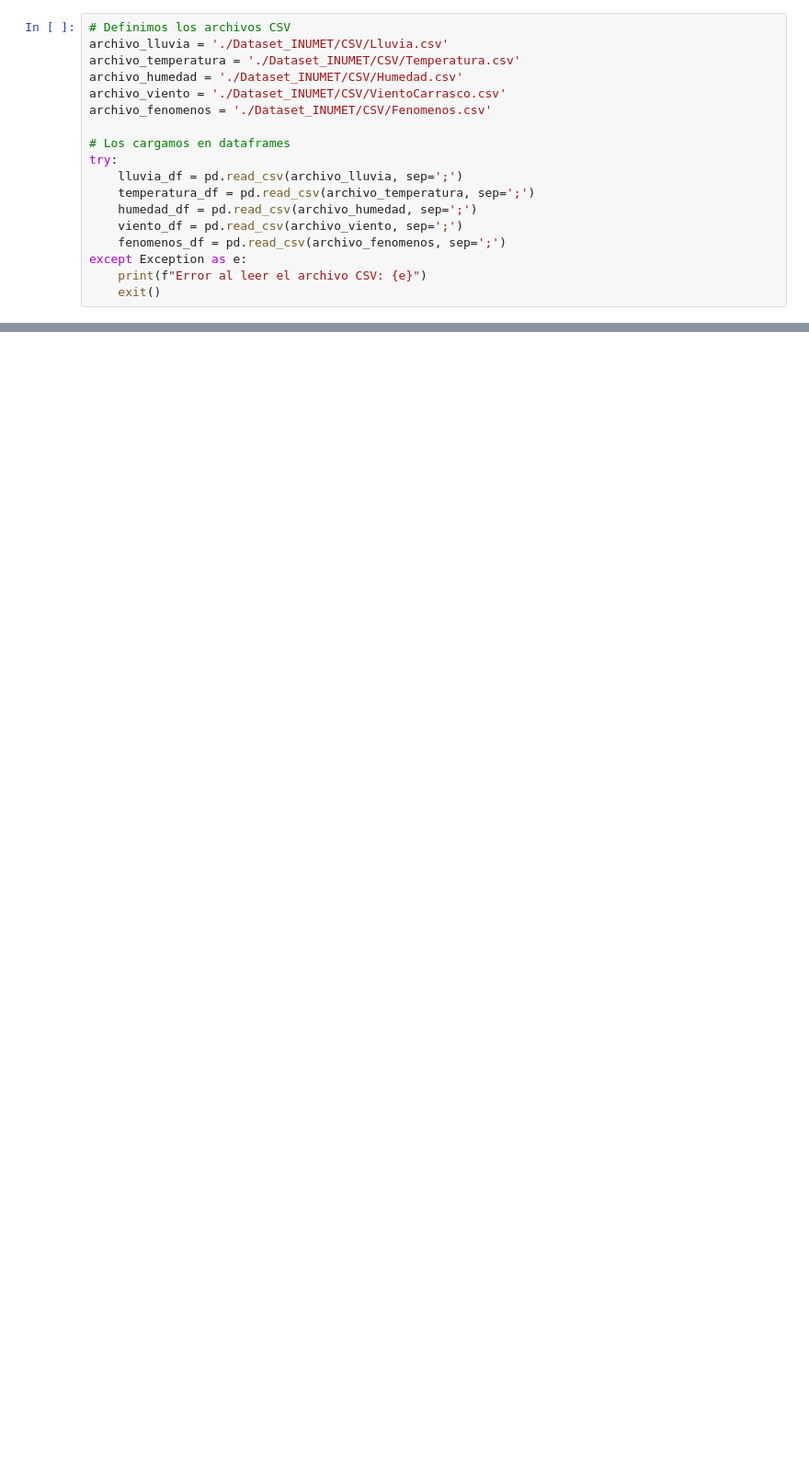
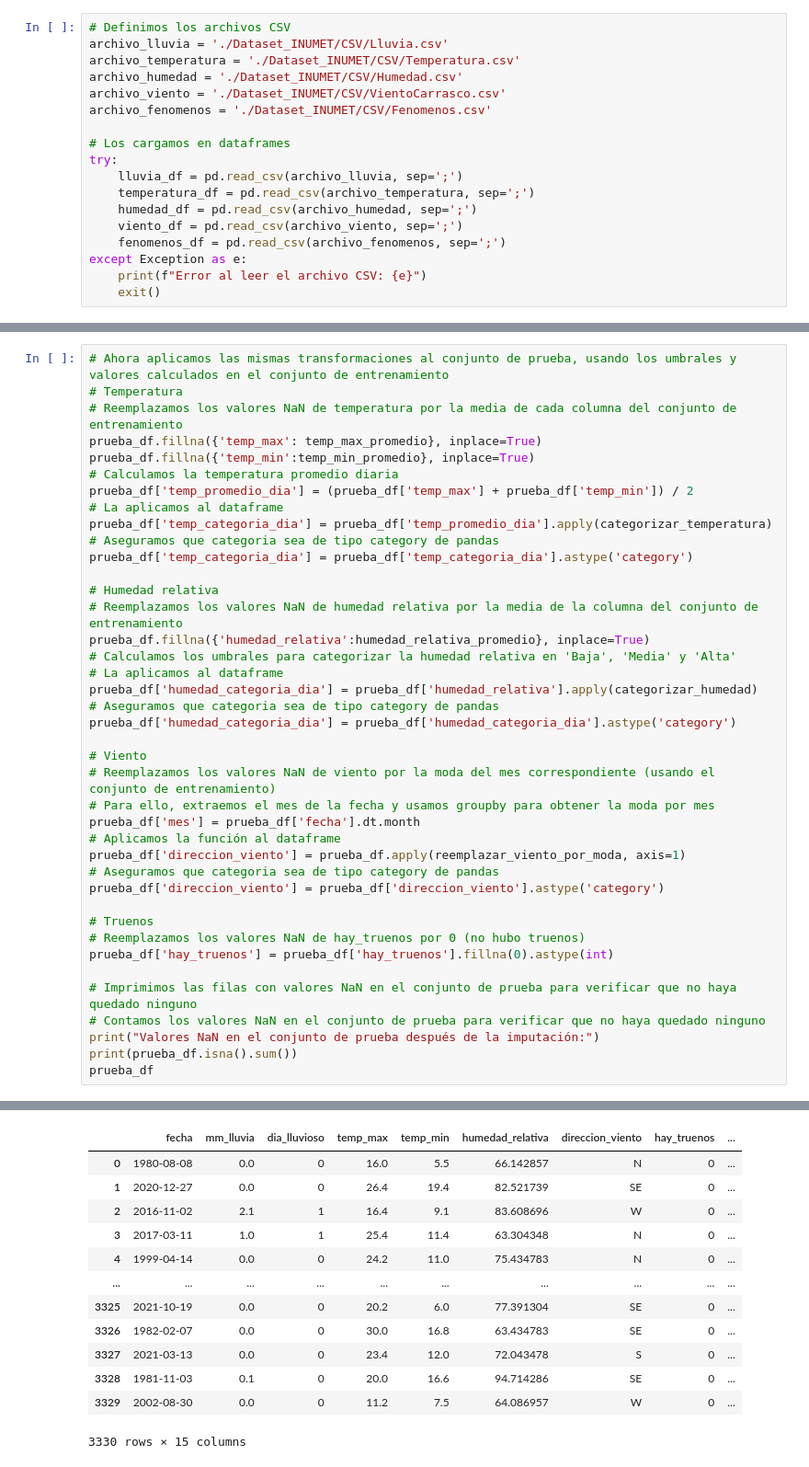
Before and after one commit to facuguisande/AA25, a Jupyter notebook: tarea.ipynb, the cells around one changed output, grey strips where cells are left out. Shown: that part at 92% size. Saved outputs shown, nothing was run; the diff lists cells and outputs as text; blank space fills up the shorter version.

```diff
--- a/tarea.ipynb
+++ b/tarea.ipynb
@@ -349,0 +534,41 @@ df_merged
+# %%
+# Ahora aplicamos las mismas transformaciones al conjunto de prueba, usando los umbrales y valores calculados en el conjunto de entrenamiento
+# Temperatura
+# Reemplazamos los valores NaN de temperatura por la media de cada columna del conjunto de entrenamiento
+prueba_df.fillna({'temp_max': temp_max_promedio}, inplace=True)
+prueba_df.fillna({'temp_min':temp_min_promedio}, inplace=True)
+# Calculamos la temperatura promedio diaria
+prueba_df['temp_promedio_dia'] = (prueba_df['temp_max'] + prueba_df['temp_min']) / 2
+# La aplicamos al dataframe
+prueba_df['temp_categoria_dia'] = prueba_df['temp_promedio_dia'].apply(categorizar_temperatura)
+# Aseguramos que categoria sea de tipo category de pandas
+prueba_df['temp_categoria_dia'] = prueba_df['temp_categoria_dia'].astype('category')
+
+# Humedad relativa
+# Reemplazamos los valores NaN de humedad relativa por la media de la columna del conjunto de entrenamiento
+prueba_df.fillna({'humedad_relativa':humedad_relativa_promedio}, inplace=True)
+# Calculamos los umbrales para categorizar la humedad relativa en 'Baja', 'Media' y 'Alta'
+# La aplicamos al dataframe
+prueba_df['humedad_categoria_dia'] = prueba_df['humedad_relativa'].apply(categorizar_humedad)
+# Aseguramos que categoria sea de tipo category de pandas
+prueba_df['humedad_categoria_dia'] = prueba_df['humedad_categoria_dia'].astype('category')
+
+# Viento
+# Reemplazamos los valores NaN de viento por la moda del mes correspondiente (usando el conjunto de entrenamiento)
+# Para ello, extraemos el mes de la fecha y usamos groupby para obtener la moda por mes
+prueba_df['mes'] = prueba_df['fecha'].dt.month
+# Aplicamos la función al dataframe
+prueba_df['direccion_viento'] = prueba_df.apply(reemplazar_viento_por_moda, axis=1)
+# Aseguramos que categoria sea de tipo category de pandas
+prueba_df['direccion_viento'] = prueba_df['direccion_viento'].astype('category')
+
+# Truenos
+# Reemplazamos los valores NaN de hay_truenos por 0 (no hubo truenos)
+prueba_df['hay_truenos'] = prueba_df['hay_truenos'].fillna(0).astype(int)
+
+# Imprimimos las filas con valores NaN en el conjunto de prueba para verificar que no haya quedado ninguno
+# Contamos los valores NaN en el conjunto de prueba para verificar que no haya quedado ninguno
+print("Valores NaN en el conjunto de prueba después de la imputación:")
+print(prueba_df.isna().sum())
+prueba_df
+# %% [output]
@@ -350 +592,14 @@ df_merged
+|  | fecha | mm_lluvia | dia_lluvioso | temp_max | temp_min | humedad_relativa | direccion_viento | hay_truenos | ... |
+| 0 | 1980-08-08 | 0.0 | 0 | 16.0 | 5.5 | 66.142857 | N | 0 | ... |
+| 1 | 2020-12-27 | 0.0 | 0 | 26.4 | 19.4 | 82.521739 | SE | 0 | ... |
+| 2 | 2016-11-02 | 2.1 | 1 | 16.4 | 9.1 | 83.608696 | W | 0 | ... |
+| 3 | 2017-03-11 | 1.0 | 1 | 25.4 | 11.4 | 63.304348 | N | 0 | ... |
+| 4 | 1999-04-14 | 0.0 | 0 | 24.2 | 11.0 | 75.434783 | N | 0 | ... |
+| ... | ... | ... | ... | ... | ... | ... | ... | ... | ... |
+| 3325 | 2021-10-19 | 0.0 | 0 | 20.2 | 6.0 | 77.391304 | SE | 0 | ... |
+| 3326 | 1982-02-07 | 0.0 | 0 | 30.0 | 16.8 | 63.434783 | SE | 0 | ... |
+| 3327 | 2021-03-13 | 0.0 | 0 | 23.4 | 12.0 | 72.043478 | S | 0 | ... |
+| 3328 | 1981-11-03 | 0.1 | 0 | 20.0 | 16.6 | 94.714286 | SE | 0 | ... |
+| 3329 | 2002-08-30 | 0.0 | 0 | 11.2 | 7.5 | 64.086957 | W | 0 | ... |
+3330 rows × 15 columns
 # %%
```
Also changed, not shown: parts of 16 cells of this notebook, 7 other files.
